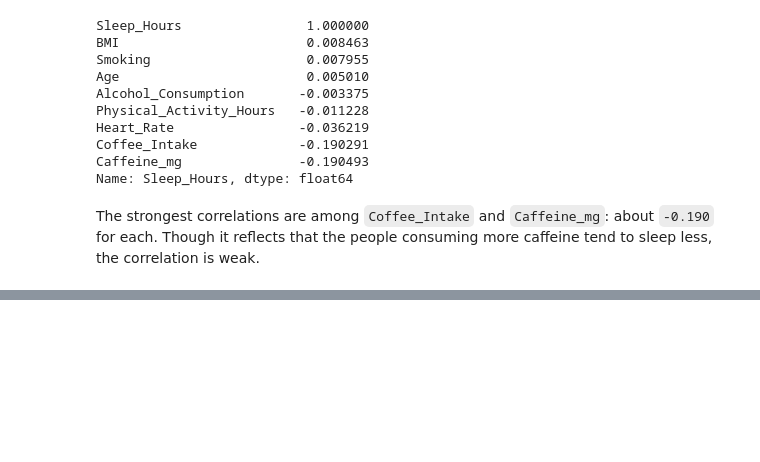
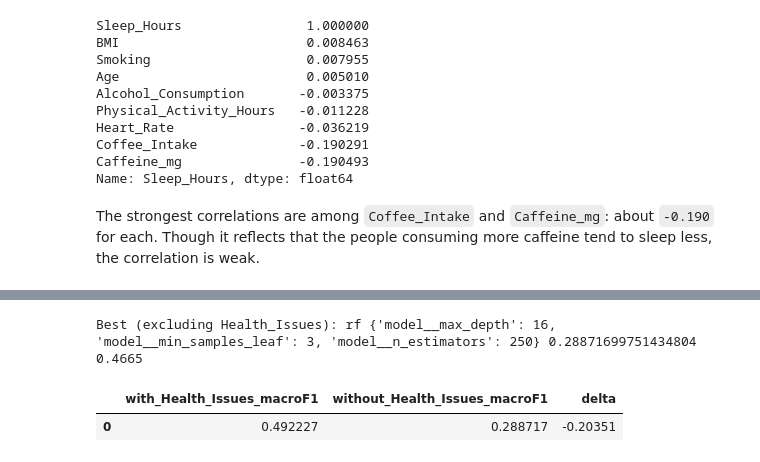
Before and after one commit to baby-platom/uni-ai-ml, a Jupyter notebook: main.ipynb, the cells around one changed output, grey strips where cells are left out. Cells and saved outputs as stored; diff of their text form; code cells hidden in the pictures; blank space fills up the shorter version.

```diff
--- a/main.ipynb
+++ b/main.ipynb
@@ -194,0 +362,80 @@ The strongest correlations are among `Coffee_Intake` and `Caffeine_mg`: about `-
+# %%
+X2 = df.drop(columns=DROP + [TARGET] + ["Health_Issues"])
+y2 = df[TARGET]
+
+X2_temp, X2_test, y2_temp, y2_test = train_test_split(
+    X2, y2, test_size=0.20, random_state=SEED, stratify=y2
+)
+X2_train, X2_val, y2_train, y2_val = train_test_split(
+    X2_temp, y2_temp, test_size=0.25, random_state=SEED, stratify=y2_temp
+)
+
+num_features2 = X2.select_dtypes(include=[np.number]).columns.tolist()
+cat_features2 = X2.select_dtypes(exclude=[np.number]).columns.tolist()
+
+preprocess2 = ColumnTransformer(
+    [
+        ("num", StandardScaler(), num_features2),
+        (
+            "cat",
+            OneHotEncoder(handle_unknown="ignore", sparse_output=False),
+            cat_features2,
+        ),
+    ]
+)
+
+results2 = []
+best2 = {"model": None, "params": None, "pipe": None, "macro_f1": -1, "acc": -1}
+
+for name, spec in candidates.items():
+    for params in ParameterGrid(spec["grid"]):
+        pipe2 = Pipeline(
+            [
+                ("prep", preprocess2),
+                ("model", spec["est"].__class__(**spec["est"].get_params())),
+            ]
+        )
+
+        pipe2.set_params(**params)
+        pipe2.fit(X2_train, y2_train)
+
+        y2_pred = pipe2.predict(X2_val)
+        f1_2 = f1_score(y2_val, y2_pred, average="macro")
+        acc_2 = accuracy_score(y2_val, y2_pred)
+
+        results2.append(
+            {"name": name, "params": params, "macro_f1": f1_2, "acc": acc_2}
+        )
+        if f1_2 > best2["macro_f1"]:
+            best2 = {
+                "model": name,
+                "params": params,
+                "pipe": pipe2,
+                "macro_f1": f1_2,
+                "acc": acc_2,
+            }
+
+model_selection_noHI_df = pd.DataFrame(results2).sort_values(
+    ["macro_f1", "acc"], ascending=False
+)
+print(
+    "Best (excluding Health_Issues):",
+    best2["model"],
+    best2["params"],
+    best2["macro_f1"],
+    best2["acc"],
+)
+model_selection_noHI_df.head(10)
+
+val_compare = pd.DataFrame(
+    {
+        "with_Health_Issues_macroF1": [best["macro_f1"]],
+        "without_Health_Issues_macroF1": [best2["macro_f1"]],
+        "delta": [best2["macro_f1"] - best["macro_f1"]],
+    }
+)
+val_compare
+# %% [output]
+Best (excluding Health_Issues): rf {'model__max_depth': 16, 'model__min_samples_leaf': 3, 'model__n_estimators': 250} 0.28871699751434804 0.4665
+|  | with_Health_Issues_macroF1 | without_Health_Issues_macroF1 | delta |
+| 0 | 0.492227 | 0.288717 | -0.20351 |
```
Also changed, not shown: parts of 11 cells of this notebook, 2 other files.
